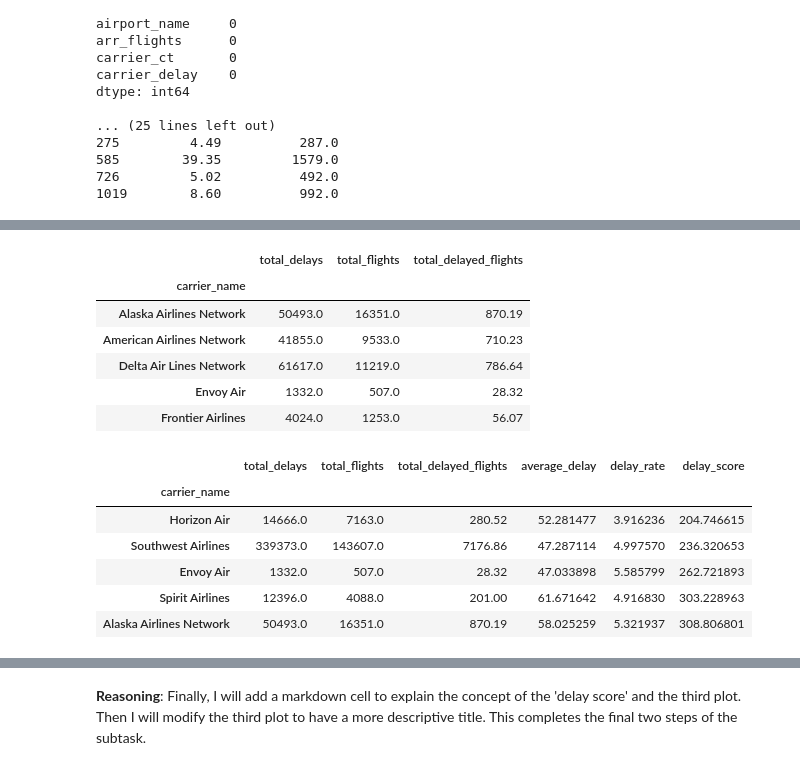
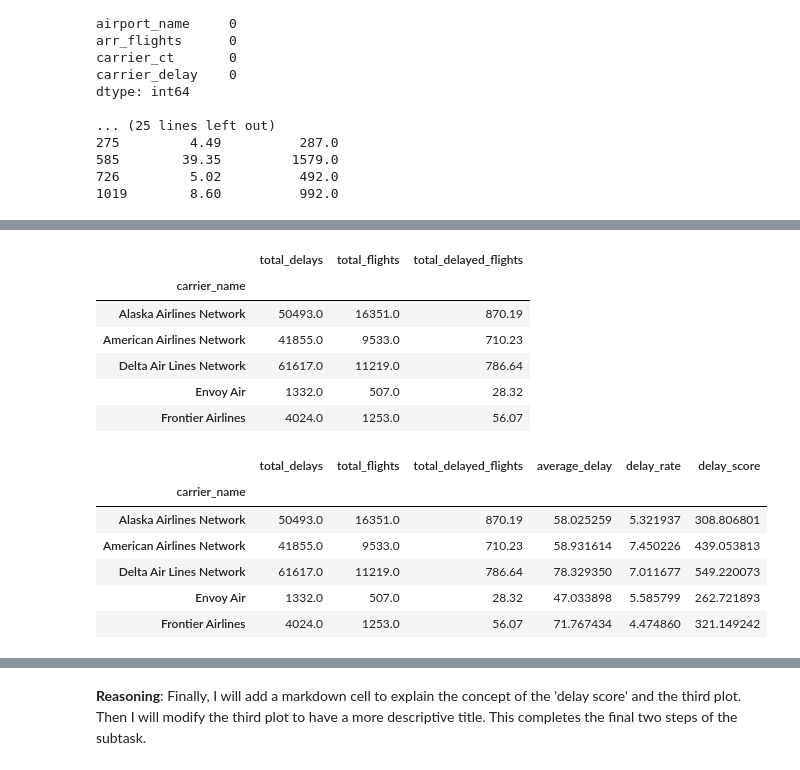
Before and after one commit to ugeshe/Reliable_Airline_to_Bay_Area, a Jupyter notebook: Dallas_SanJose_.ipynb, the cells around one changed output, grey strips where cells are left out. Saved outputs shown, nothing was run; the diff lists cells and outputs as text; code cells hidden in the pictures.

```diff
--- a/Dallas_SanJose_.ipynb
+++ b/Dallas_SanJose_.ipynb
@@ -131,38 +118,35 @@ We use three complementary metrics to measure an airline’s reliability:
 # %%
 
-
+# Aggregate metrics
 airline_perf = sjc_df.groupby('carrier_name').agg(
     total_delays=('carrier_delay', 'sum'),
     total_flights=('arr_flights', 'sum'),
     total_delayed_flights=('carrier_ct', 'sum')
 )
 
 display(airline_perf.head())
 
+# Calculate metrics
 airline_perf['average_delay'] = airline_perf['total_delays'] / airline_perf['total_delayed_flights']
 airline_perf['delay_rate'] = (airline_perf['total_delayed_flights'] / airline_perf['total_flights']) * 100
 airline_perf['delay_score'] = airline_perf['average_delay'] * airline_perf['delay_rate']
 
-# display(airline_perf.sort_values(by='delay_score'))
-
-
-airline_perf.sort_values(by='delay_score', inplace=True)
 display(airline_perf.head())
 # %% [output]
 |  | total_delays | total_flights | total_delayed_flights |
 | carrier_name |  |  |  |
 | Alaska Airlines Network | 50493.0 | 16351.0 | 870.19 |
 | American Airlines Network | 41855.0 | 9533.0 | 710.23 |
 | Delta Air Lines Network | 61617.0 | 11219.0 | 786.64 |
 | Envoy Air | 1332.0 | 507.0 | 28.32 |
 | Frontier Airlines | 4024.0 | 1253.0 | 56.07 |
 |  | total_delays | total_flights | total_delayed_flights | average_delay | delay_rate | delay_score |
 | carrier_name |  |  |  |  |  |  |
-| Horizon Air | 14666.0 | 7163.0 | 280.52 | 52.281477 | 3.916236 | 204.746615 |
-| Southwest Airlines | 339373.0 | 143607.0 | 7176.86 | 47.287114 | 4.997570 | 236.320653 |
+| Alaska Airlines Network | 50493.0 | 16351.0 | 870.19 | 58.025259 | 5.321937 | 308.806801 |
+| American Airlines Network | 41855.0 | 9533.0 | 710.23 | 58.931614 | 7.450226 | 439.053813 |
+| Delta Air Lines Network | 61617.0 | 11219.0 | 786.64 | 78.329350 | 7.011677 | 549.220073 |
 | Envoy Air | 1332.0 | 507.0 | 28.32 | 47.033898 | 5.585799 | 262.721893 |
-| Spirit Airlines | 12396.0 | 4088.0 | 201.00 | 61.671642 | 4.916830 | 303.228963 |
-| Alaska Airlines Network | 50493.0 | 16351.0 | 870.19 | 58.025259 | 5.321937 | 308.806801 |
+| Frontier Airlines | 4024.0 | 1253.0 | 56.07 | 71.767434 | 4.474860 | 321.149242 |
 # %%
 
 # Average delay (descending)
```
Also changed, not shown: parts of 13 cells of this notebook.
